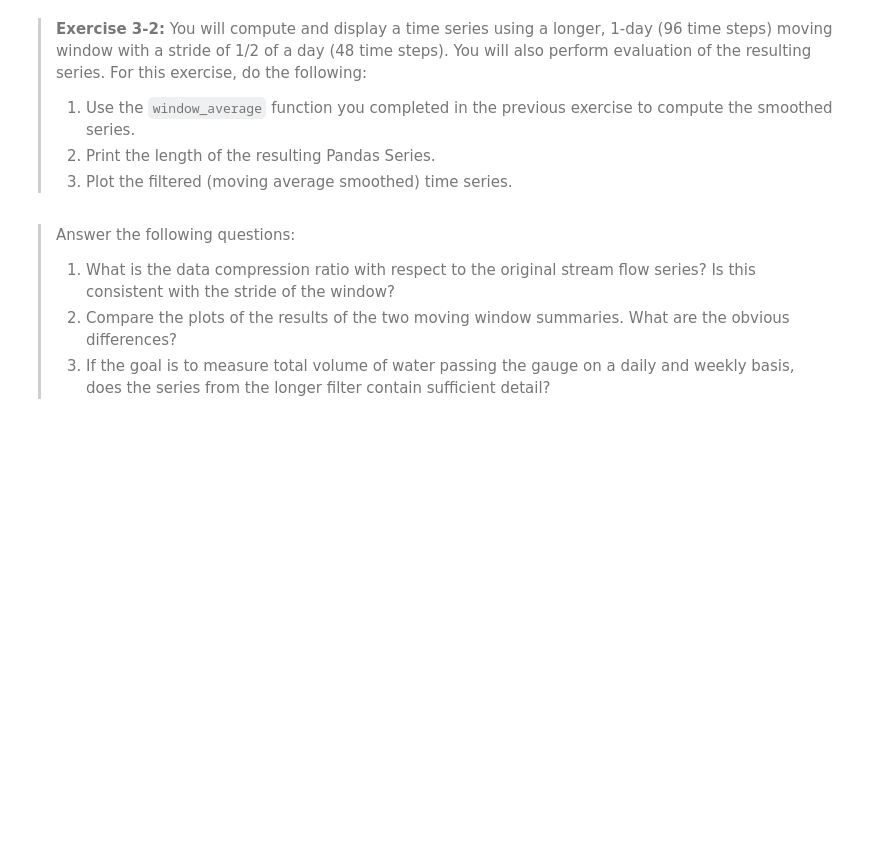
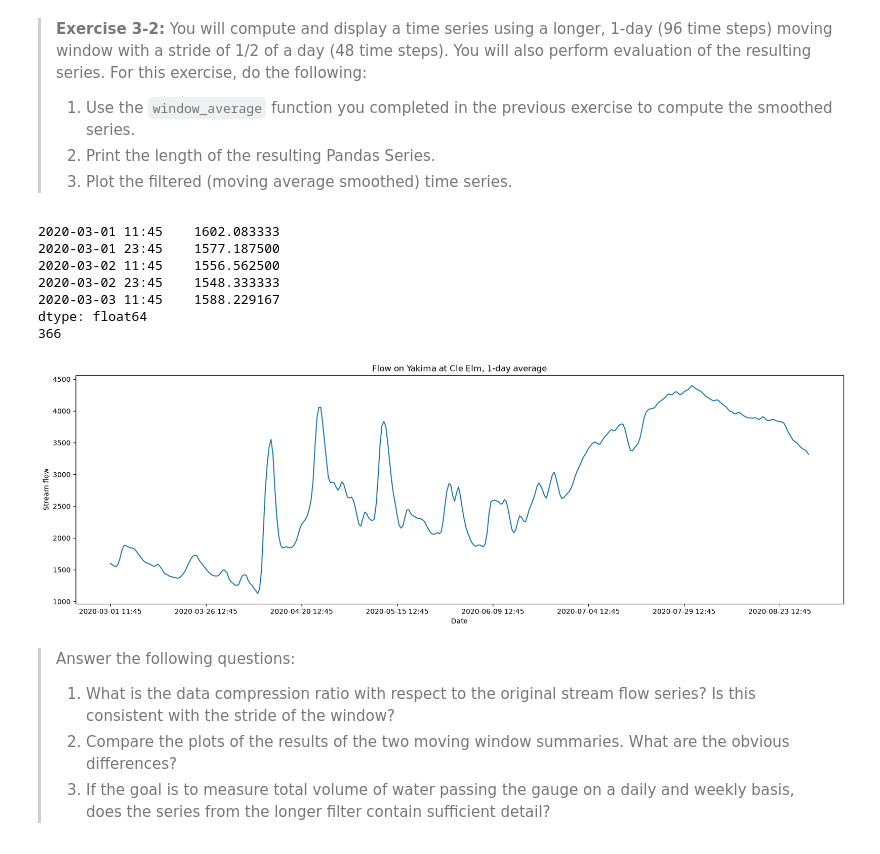
Before and after one commit to jonahneu/CSCI-E-108, a Jupyter notebook: notebooks/03_OnlineAnalytics.ipynb, the cells around one changed output. Drawn from its saved outputs; the diff is of its cells as text; code cells hidden in the pictures; blank space fills up the shorter version.

```diff
--- a/notebooks/03_OnlineAnalytics.ipynb
+++ b/notebooks/03_OnlineAnalytics.ipynb
@@ -215,20 +311,27 @@ Apply a moving window filter.
 >    - Find the midpoint time index of the window and append it to the appropriate list.
 > 6. Once the loop has terminated, use the [Pandas.Series](https://pandas.pydata.org/pandas-docs/stable/reference/api/pandas.Series.html) constructor to instantiate the return series of the mean of the window samples and return this series.
 # %%
-def window_sample(ts,
-                  length=16,
-                  stride=8):
+def window_sample(ts, length=16, stride=8):
     for ix_end in range(length, len(ts), stride):
         ix_start = ix_end - length
         yield slice_dataframe(ts, start_time=ix_start, end_time=ix_end)
 
 
-def window_average(ts, length=16, stride=8, Columns='Stream_flow', site_numbers=[12484500]):
-    half_length = int(length/2)-1
+def window_average(ts, length=16, stride=8, Columns="Stream_flow", site_numbers=[12484500]):
+    half_length = int(length / 2) - 1
 
     ## Put your code below
+    output_values = []
+    time_indexes = []
 
+    for window in window_sample(ts, length=length, stride=stride):
+        mean = window.mean()
+        time_index = window.index[half_length]
 
+        output_values.append(mean)
+        time_indexes.append(time_index)
+
+    out = pd.Series(data=output_values, index=time_indexes)
 
     return out
 # %% [markdown]
@@ -258,9 +371,23 @@ Notice the following about the results above. The moving average smoother has ha
 > 5. Plot the filtered (moving average smoothed) time series.
 # %%
 ## Put your code below
+Yakima = query_stream(stream_flow, Columns="Stream_flow", site_numbers=[12484500])
+
+filtered_96 = window_average(Yakima, length=96, stride=48)
+print(filtered_96.head())
+print(len(filtered_96))
 
 
-_=plot_time_series(filtered_96, title='Flow on Yakima at Cle Elm, 1-day average')
+_ = plot_time_series(filtered_96, title="Flow on Yakima at Cle Elm, 1-day average")
+# %% [output]
+2020-03-01 11:45    1602.083333
+2020-03-01 23:45    1577.187500
+2020-03-02 11:45    1556.562500
+2020-03-02 23:45    1548.333333
+2020-03-03 11:45    1588.229167
+dtype: float64
+366
+[figure, added]
 # %% [markdown]
 > Answer the following questions:
 > 1. What is the data compression ratio with respect to the original stream flow series? Is this consistent with the stride of the window?
```
Also changed, not shown: parts of 50 cells of this notebook, 2 other files.
